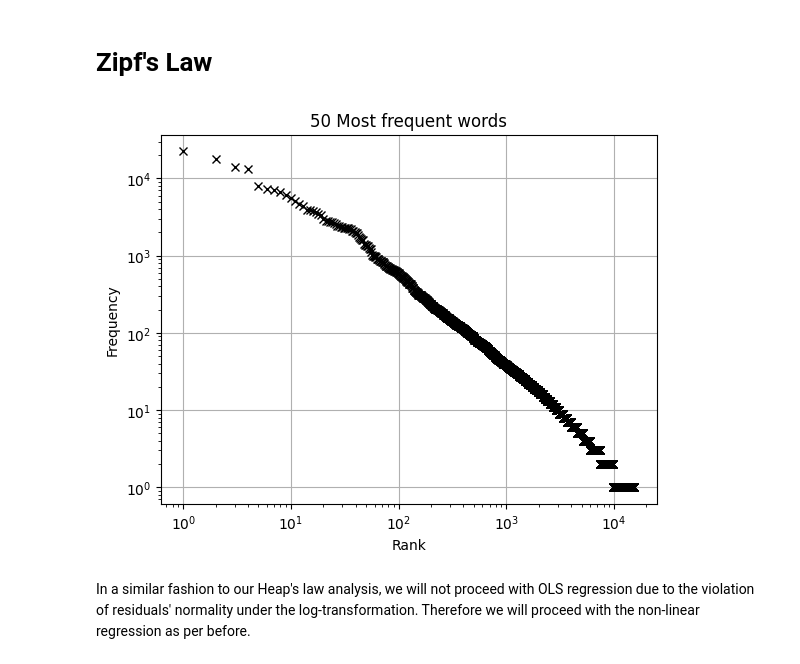
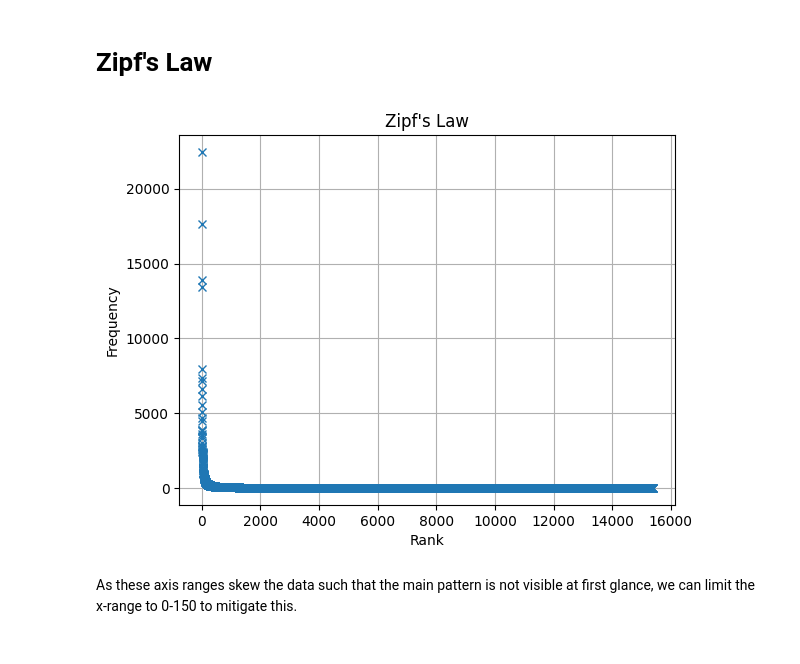
Before and after one commit to AimbotParce/MDS-IRRS-ZipfLaw, a Jupyter notebook: notebooks/Zipf.ipynb, the cells around one changed output. Saved outputs shown, nothing was run; the diff lists cells and outputs as text; code cells hidden in the pictures.

```diff
--- a/notebooks/Zipf.ipynb
+++ b/notebooks/Zipf.ipynb
@@ -20,14 +20,14 @@ counts = np.array(list(data_count.values()))
 counts = np.sort(counts)[::-1]
 rank = np.arange(1, len(counts) + 1)
 # %%
-plt.loglog(rank, counts, 'x', color='k')
+plt.plot(rank, counts, 'x')
 plt.xlabel("Rank")
 plt.ylabel("Frequency")
 plt.title("Zipf's Law")
 plt.grid()
 #plt.savefig("Images/50_words.png", dpi=1000)
 plt.show()
 # %% [output]
-[figure, old version]
+[figure, new version]
 # %% [markdown]
-In a similar fashion to our Heap's law analysis, we will not proceed with OLS regression due to the violation of residuals' normality under the log-transformation. Therefore we will proceed with the non-linear regression as per before.
+As these axis ranges skew the data such that the main pattern is not visible at first glance, we can limit the x-range to 0-150 to mitigate this.
```
Also changed, not shown: parts of 7 cells of this notebook.
